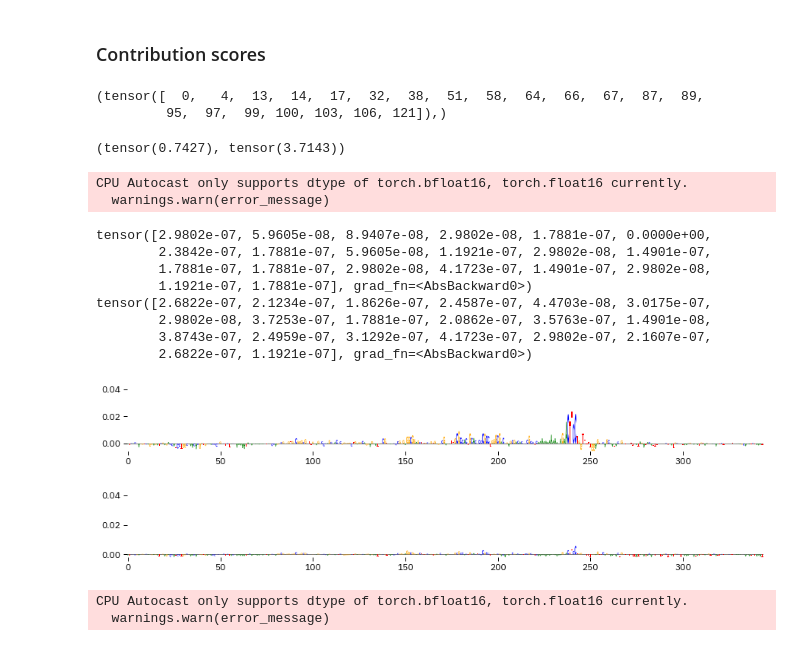
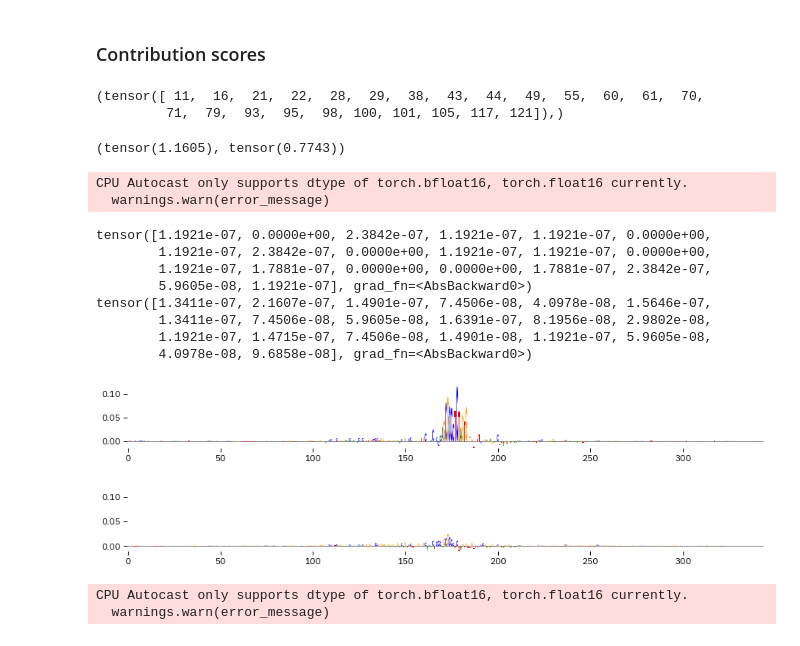
Before and after one commit to vierstralab/vinson, a Jupyter notebook: notebooks/DHSQuantitativeModel.ipynb, the cells around one changed output. Saved outputs shown, nothing was run; the diff lists cells and outputs as text; code cells hidden in the pictures.

```diff
--- a/notebooks/DHSQuantitativeModel.ipynb
+++ b/notebooks/DHSQuantitativeModel.ipynb
@@ -105,8 +105,8 @@ plt.legend(title="Background reads")
 # %% [markdown]
 ### Load in dataset and dataloader
 # %%
-samples_file = "/net/seq/data2/projects/ENCODE4Plus/REGULOME/sequence_to_accessibility_model/training_data/OCT8/epoch_1/data_OCT8_pos.batch1.train.h5"
-negative_samples_file = "/net/seq/data2/projects/ENCODE4Plus/REGULOME/sequence_to_accessibility_model/training_data/OCT8/epoch_1/data_OCT8_neg.batch1.train.bed.gz"
+samples_file = "/net/seq/data2/projects/ENCODE4Plus/REGULOME/sequence_to_accessibility_model/training_data/OCT8/epoch_1/data_OCT8_pos.batch1.val.h5"
+negative_samples_file = "/net/seq/data2/projects/ENCODE4Plus/REGULOME/sequence_to_accessibility_model/training_data/OCT8/epoch_1/data_OCT8_neg.batch1.val.bed.gz"
 
 # samples_file = "/net/seq/data2/projects/sabramov/SuperIndex/hotspot3/w_babachi_new.v23/ml_prediction/AUG3/epoch_1/data_AUG3_pos.batch1.val.h5"
 # negative_samples_file = "/net/seq/data2/projects/sabramov/SuperIndex/hotspot3/w_babachi_new.v23/ml_prediction/AUG3/epoch_1/data_AUG3_neg.batch1.val.bed.gz"
@@ -151,7 +151,7 @@ dataloader = DataLoader(
 embed_model = CellEmbedding(n_inputs=637, n_layers=0, n_outputs=256)
 trunk_model = BassetTrunkEmbed(embed_model.n_outputs)
 
-model_predict = EmbedModel.load_from_checkpoint("../models/data_OCT8_with_warmup_and_decay_v2/checkpoints/last.ckpt", trunk=trunk_model, embed=embed_model)
+model_predict = EmbedModel.load_from_checkpoint("../models/data_OCT8_with_warmup_and_decay_v2/checkpoints/epoch=0-step=1401760-val_loss=25.82.ckpt", trunk=trunk_model, embed=embed_model)
 model_predict = model_predict.eval()
 # %% [markdown]
 ### Predict variants (random batch)
@@ -390,18 +390,18 @@ class Wrapper(torch.nn.Module):
     def forward(self, seq, embed):
         return self.exp(self.model(seq, embed))
 
-model_wrapper = Wrapper(model)
+model_wrapper = Wrapper(model_predict)
 model_wrapper = model_wrapper.eval()
 # %%
 print(torch.where(y_.exp() > 0.5))
 # %% [output]
-(tensor([  0,   4,  13,  14,  17,  32,  38,  51,  58,  64,  66,  67,  87,  89,
-         95,  97,  99, 100, 103, 106, 121]),)
+(tensor([ 11,  16,  21,  22,  28,  29,  38,  43,  44,  49,  55,  60,  61,  70,
+         71,  79,  93,  95,  98, 100, 101, 105, 117, 121]),)
 # %%
-i = 17
+i = 55
 torch.exp(y_[i]), density[i]
 # %% [output]
-(tensor(0.7427), tensor(3.7143))
+(tensor(1.1605), tensor(0.7743))
 # %%
 # You to do this because dinucleotide shuffle cannot deal with ambiguous bases
 _X = force_strict_ohe(X_seq[i : i + 1].clone())
@@ -421,7 +421,7 @@ attrs = deep_lift_shap(
     }
 )
 
-Y_embed_rand = torch.tensor(dataset.embeddings_df.iloc[5, :].values[np.newaxis,:]).to(torch.float32)
+Y_embed_rand = torch.tensor(dataset.embeddings_df.iloc[500, :].values[np.newaxis,:]).to(torch.float32)
 
 attrs_rand = deep_lift_shap(
     model_wrapper,
@@ -437,30 +437,32 @@ attrs_rand = deep_lift_shap(
 # %% [output]
 CPU Autocast only supports dtype of torch.bfloat16, torch.float16 currently.
   warnings.warn(error_message)
-tensor([2.9802e-07, 5.9605e-08, 8.9407e-08, 2.9802e-08, 1.7881e-07, 0.0000e+00,
-        2.3842e-07, 1.7881e-07, 5.9605e-08, 1.1921e-07, 2.9802e-08, 1.4901e-07,
-        1.7881e-07, 1.7881e-07, 2.9802e-08, 4.1723e-07, 1.4901e-07, 2.9802e-08,
-        1.1921e-07, 1.7881e-07], grad_fn=<AbsBackward0>)
-tensor([2.6822e-07, 2.1234e-07, 1.8626e-07, 2.4587e-07, 4.4703e-08, 3.0175e-07,
-        2.9802e-08, 3.7253e-07, 1.7881e-07, 2.0862e-07, 3.5763e-07, 1.4901e-08,
-        3.8743e-07, 2.4959e-07, 3.1292e-07, 4.1723e-07, 2.9802e-07, 2.1607e-07,
-        2.6822e-07, 1.1921e-07], grad_fn=<AbsBackward0>)
+tensor([1.1921e-07, 0.0000e+00, 2.3842e-07, 1.1921e-07, 1.1921e-07, 0.0000e+00,
+        1.1921e-07, 2.3842e-07, 0.0000e+00, 1.1921e-07, 1.1921e-07, 0.0000e+00,
+        1.1921e-07, 1.7881e-07, 0.0000e+00, 0.0000e+00, 1.7881e-07, 2.3842e-07,
+        5.9605e-08, 1.1921e-07], grad_fn=<AbsBackward0>)
+tensor([1.3411e-07, 2.1607e-07, 1.4901e-07, 7.4506e-08, 4.0978e-08, 1.5646e-07,
+        1.3411e-07, 7.4506e-08, 5.9605e-08, 1.6391e-07, 8.1956e-08, 2.9802e-08,
+        1.1921e-07, 1.4715e-07, 7.4506e-08, 1.4901e-08, 1.1921e-07, 5.9605e-08,
+        4.0978e-08, 9.6858e-08], grad_fn=<AbsBackward0>)
 # %%
 from tangermeme.plot import plot_logo
 
+x = attrs[0][:, 500:-500]
+t = torch.max(x).numpy()
 fig, ax = plt.subplots()
-plot_logo(attrs[0][:, 500:-500], ax=ax)
-ax.set_ylim(top=0.04)
+plot_logo(x, ax=ax)
+ax.set_ylim(top=t)
 fig.set_size_inches(15, 1.5)
 # %% [output]
-[figure, old version]
+[figure, new version]
 # %%
 fig, ax = plt.subplots()
 plot_logo(attrs_rand[0][:, 500:-500], ax=ax)
-ax.set_ylim(top=0.04)
+ax.set_ylim(top=t)
 fig.set_size_inches(15, 1.5)
 # %% [output]
-[figure, old version]
+[figure, new version]
 # %%
 from tangermeme.predict import predict
 from tangermeme.product import apply_pairwise
```
Also changed, not shown: parts of 8 cells of this notebook, 2 other files.
